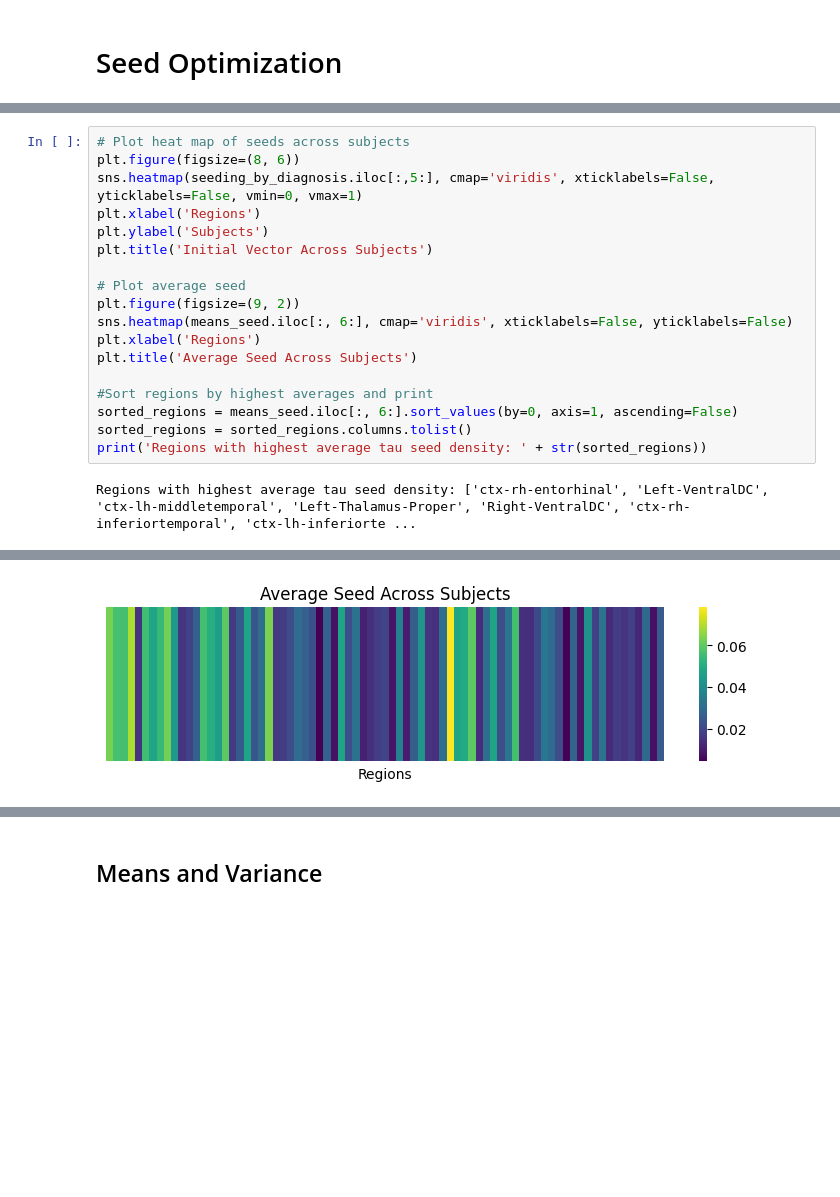
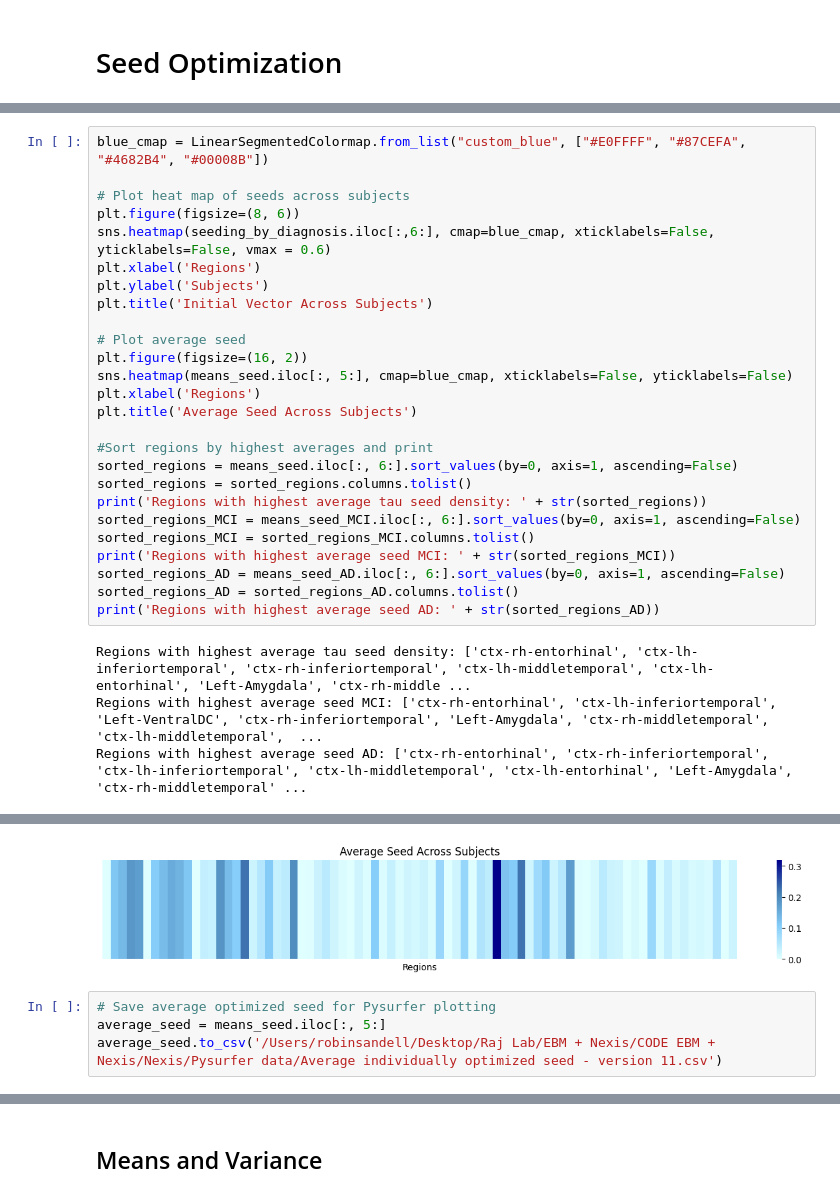
Before and after one commit to LaasyaMunjeti/EBM-Nexis, a Jupyter notebook: Model comparison.ipynb, the cells around one changed output, grey strips where cells are left out. Drawn from its saved outputs; the diff is of its cells as text; blank space fills up the shorter version.

```diff
--- a/Model comparison.ipynb
+++ b/Model comparison.ipynb
@@ -186,14 +203,16 @@ plt.xlim(-0.2, 1)
 # %%
+blue_cmap = LinearSegmentedColormap.from_list("custom_blue", ["#E0FFFF", "#87CEFA", "#4682B4", "#00008B"])
+
 # Plot heat map of seeds across subjects
 plt.figure(figsize=(8, 6))
-sns.heatmap(seeding_by_diagnosis.iloc[:,5:], cmap='viridis', xticklabels=False, yticklabels=False, vmin=0, vmax=1)
+sns.heatmap(seeding_by_diagnosis.iloc[:,6:], cmap=blue_cmap, xticklabels=False, yticklabels=False, vmax = 0.6)
 plt.xlabel('Regions')
 plt.ylabel('Subjects')
 plt.title('Initial Vector Across Subjects')
 
 # Plot average seed
-plt.figure(figsize=(9, 2))
-sns.heatmap(means_seed.iloc[:, 6:], cmap='viridis', xticklabels=False, yticklabels=False)
+plt.figure(figsize=(16, 2))
+sns.heatmap(means_seed.iloc[:, 5:], cmap=blue_cmap, xticklabels=False, yticklabels=False)
 plt.xlabel('Regions')
 plt.title('Average Seed Across Subjects')
 
@@ -201,5 +220,13 @@ plt.title('Average Seed Across Subjects')
 sorted_regions = means_seed.iloc[:, 6:].sort_values(by=0, axis=1, ascending=False)
 sorted_regions = sorted_regions.columns.tolist()
 print('Regions with highest average tau seed density: ' + str(sorted_regions))
+sorted_regions_MCI = means_seed_MCI.iloc[:, 6:].sort_values(by=0, axis=1, ascending=False)
+sorted_regions_MCI = sorted_regions_MCI.columns.tolist()
+print('Regions with highest average seed MCI: ' + str(sorted_regions_MCI))
+sorted_regions_AD = means_seed_AD.iloc[:, 6:].sort_values(by=0, axis=1, ascending=False)
+sorted_regions_AD = sorted_regions_AD.columns.tolist()
+print('Regions with highest average seed AD: ' + str(sorted_regions_AD))
 # %% [output]
-Regions with highest average tau seed density: ['ctx-rh-entorhinal', 'Left-VentralDC', 'ctx-lh-middletemporal', 'Left-Thalamus-Proper', 'Right-VentralDC', 'ctx-rh-inferiortemporal', 'ctx-lh-inferiorte ...
+Regions with highest average tau seed density: ['ctx-rh-entorhinal', 'ctx-lh-inferiortemporal', 'ctx-rh-inferiortemporal', 'ctx-lh-middletemporal', 'ctx-lh-entorhinal', 'Left-Amygdala', 'ctx-rh-middle ...
+Regions with highest average seed MCI: ['ctx-rh-entorhinal', 'ctx-lh-inferiortemporal', 'Left-VentralDC', 'ctx-rh-inferiortemporal', 'Left-Amygdala', 'ctx-rh-middletemporal', 'ctx-lh-middletemporal',  ...
+Regions with highest average seed AD: ['ctx-rh-entorhinal', 'ctx-rh-inferiortemporal', 'ctx-lh-inferiortemporal', 'ctx-lh-middletemporal', 'ctx-lh-entorhinal', 'Left-Amygdala', 'ctx-rh-middletemporal' ...
@@ -207 +234,5 @@ Regions with highest average tau seed density: ['ctx-rh-entorhinal', 'Left-Ventr
-[figure, old version]
+[figure, new version]
+# %%
+# Save average optimized seed for Pysurfer plotting
+average_seed = means_seed.iloc[:, 5:]
+average_seed.to_csv('/Users/robinsandell/Desktop/Raj Lab/EBM + Nexis/CODE EBM + Nexis/Nexis/Pysurfer data/Average individually optimized seed - version 11.csv')
```
Also changed, not shown: parts of 37 cells of this notebook.
